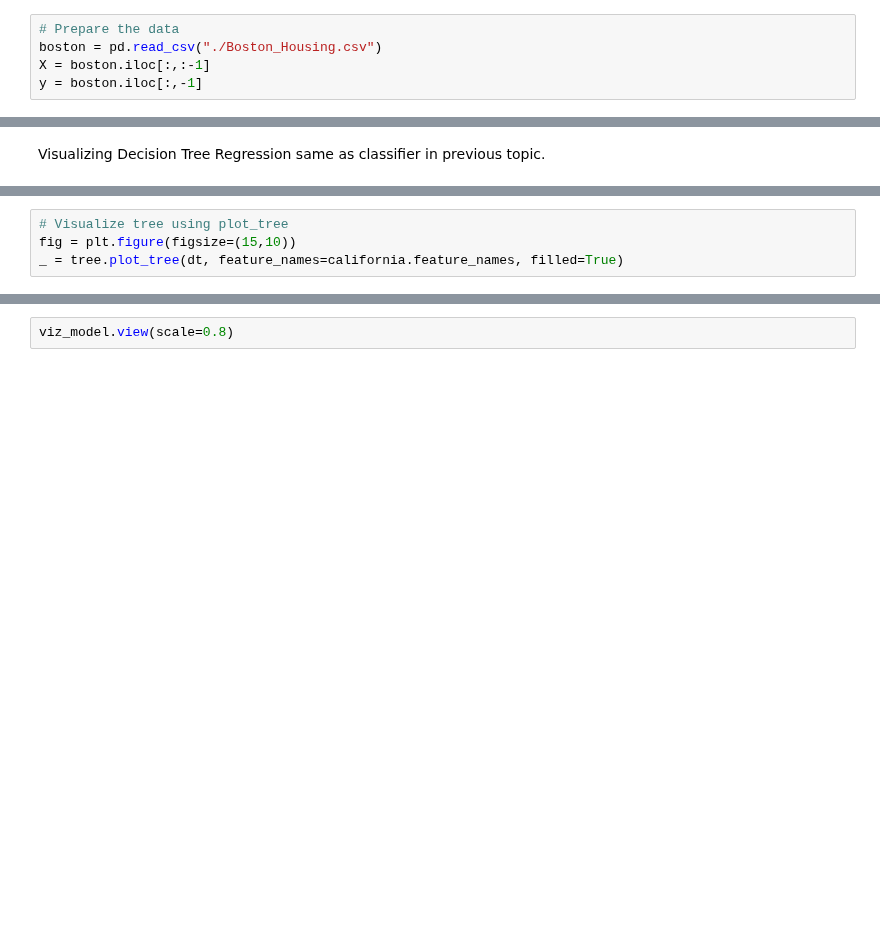
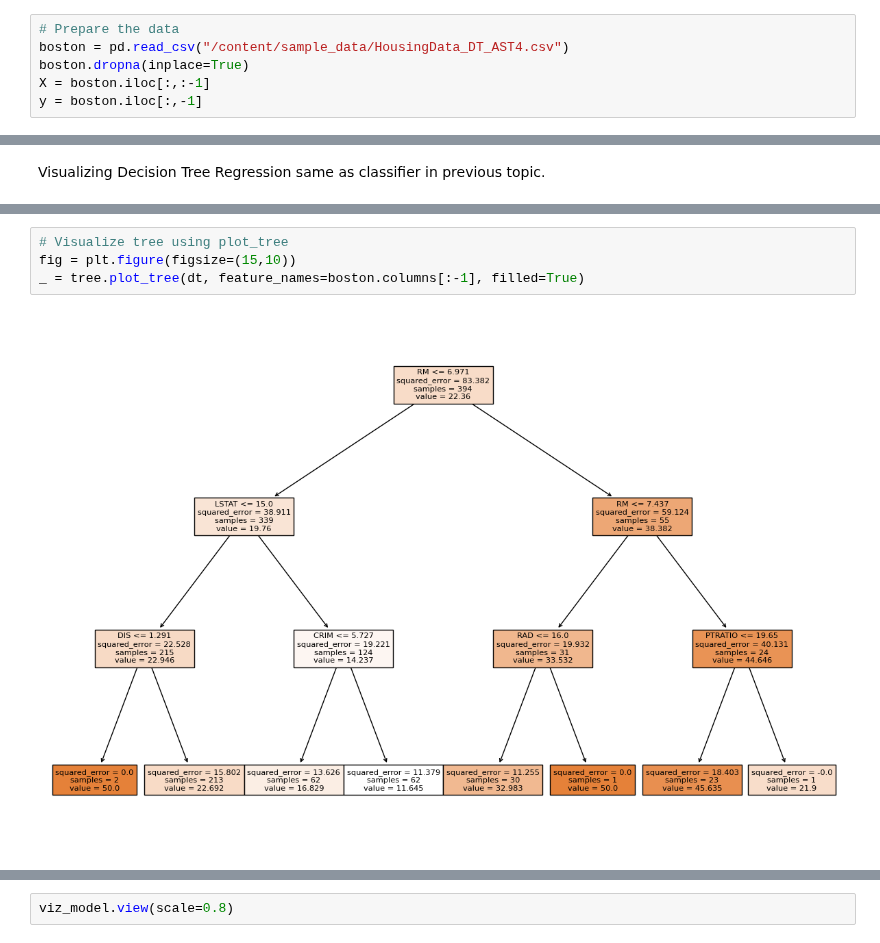
Before and after one commit to deepakk7195/IISC_CDS_DS, a Jupyter notebook: AST_04_Decision_Trees_CART.ipynb, the cells around one changed output, grey strips where cells are left out. Saved outputs shown, nothing was run; the diff lists cells and outputs as text; blank space fills up the shorter version.

```diff
--- a/AST_04_Decision_Trees_CART.ipynb
+++ b/AST_04_Decision_Trees_CART.ipynb
@@ -466,7 +484,8 @@ From the above figure, we can see that, when there is no restriction of hyperpar
 Decision  Trees  are  also  capable  of  performing  regression  tasks.  Below, present the `DecisionTreeRegressor` visualization methods from Scikit-Learn package. Here, in this section, we use the Boston Housing dataset to create a decision tree regressor.
 # %%
 # Prepare the data
-boston = pd.read_csv("./Boston_Housing.csv")
+boston = pd.read_csv("/content/sample_data/HousingData_DT_AST4.csv")
+boston.dropna(inplace=True)
 X = boston.iloc[:,:-1]
 y = boston.iloc[:,-1]
 # %%
@@ -489,7 +535,9 @@ text_representation = tree.export_text(dt)
 # %%
 # Visualize tree using plot_tree
 fig = plt.figure(figsize=(15,10))
-_ = tree.plot_tree(dt, feature_names=california.feature_names, filled=True)
+_ = tree.plot_tree(dt, feature_names=boston.columns[:-1], filled=True)
+# %% [output]
+[figure, added]
 # %%
 # Visualize tree using graphviz
 dot_data = tree.export_graphviz(dt, out_file=None,
```
Also changed, not shown: parts of 20 cells of this notebook.
